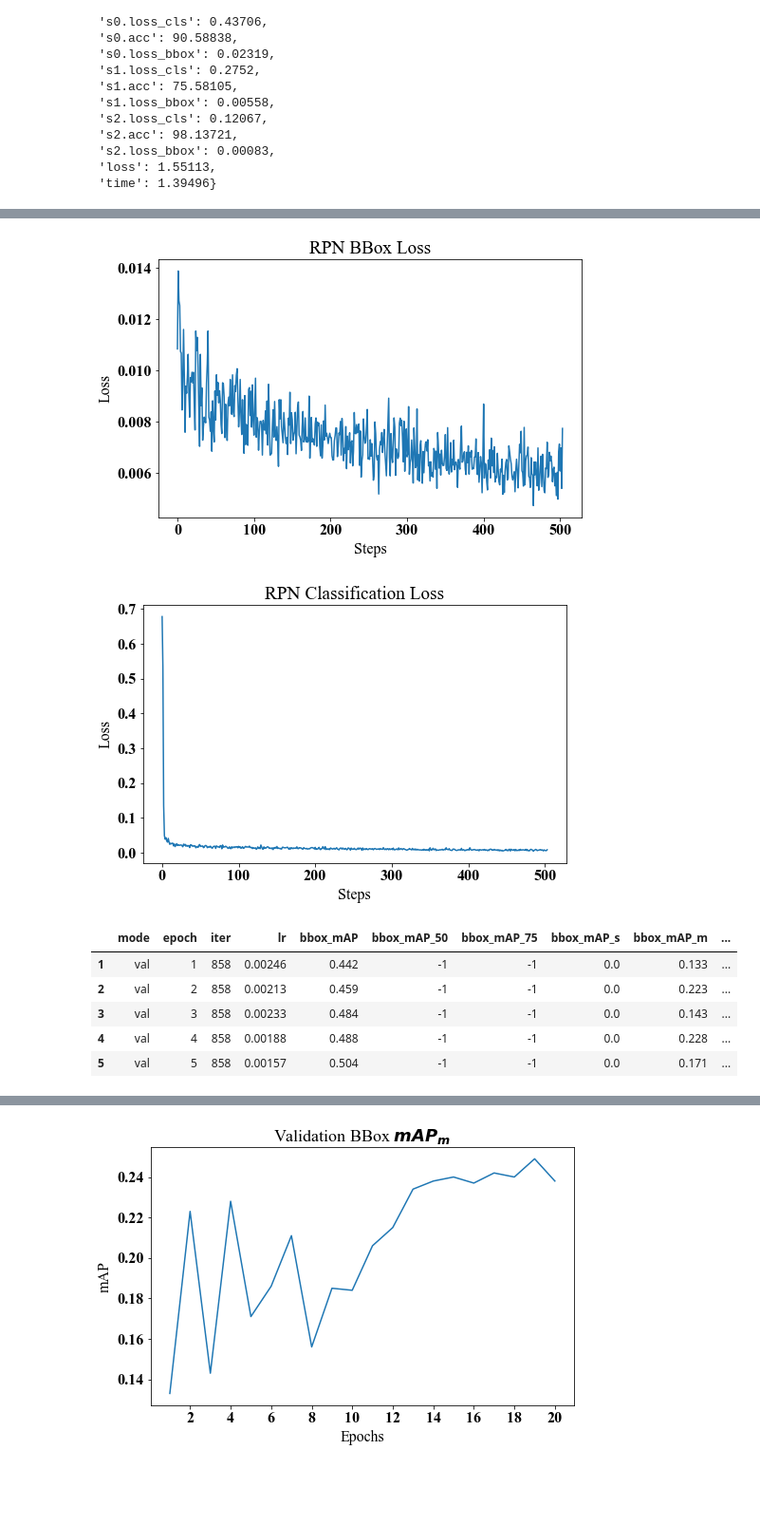
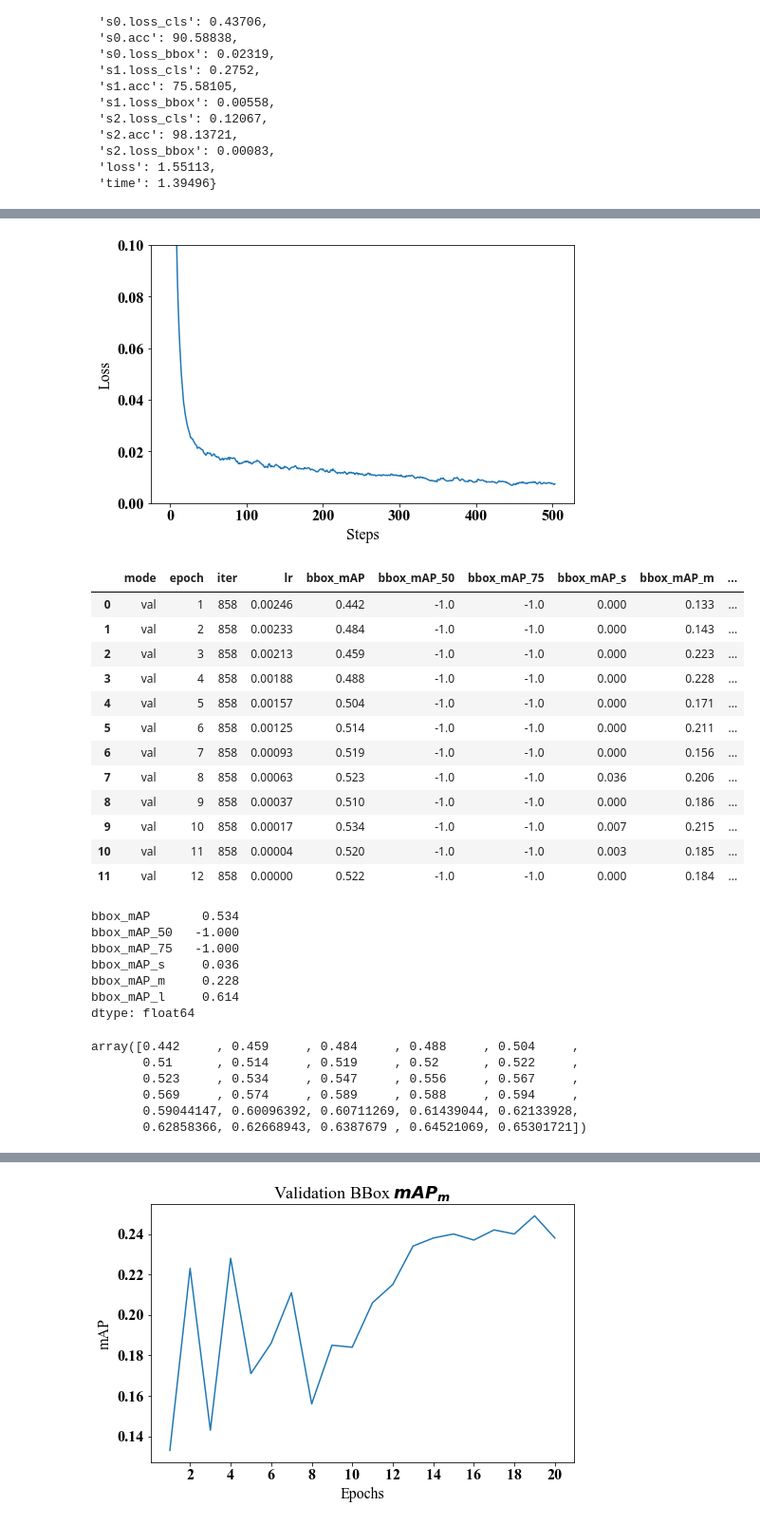
Before and after one commit to arunpandian7/Covid-Radiograhy-Diagnosis-API, a Jupyter notebook: notebooks/cascade-rcnn-detection/training-log-viz.ipynb, the cells around one changed output, grey strips where cells are left out. Shown: that part at 95% size. Saved outputs shown, nothing was run; the diff lists cells and outputs as text; code cells hidden in the pictures; blank space fills up the shorter version.

```diff
--- a/notebooks/cascade-rcnn-detection/training-log-viz.ipynb
+++ b/notebooks/cascade-rcnn-detection/training-log-viz.ipynb
@@ -8,7 +8,7 @@ plt.rcParams["font.weight"] = "bold"
 
 import json
 # %%
-with open("output/None.log.json") as fp:
+with open("D:\\FinalYear-Project\\data-modelling\\output\\cascade-rcnn-detection\\None.log.json") as fp:
     log = json.load(fp)
 # %%
 train_log = [item for item in log if item["mode"] == 'train']
@@ -82,34 +122,42 @@ save_fig(title)
 # %%
-title = "RPN BBox Loss"
+
+title = "RPN Classification Loss"
 plt.figure(figsize=(8, 5))
-plot_metric(train_log, ["loss_rpn_bbox"])
+plot_metric(train_log, ["loss_rpn_cls"], interpolated=True, com_value=6)
 plt.xlabel("Steps")
 plt.ylabel("Loss")
-plt.title(title)
+plt.ylim(0.0, 0.1)
+# plt.title(title)
 save_fig(title)
 # %% [output]
-[figure, old version]
+[figure, new version]
-# %%
-
-title = "RPN Classification Loss"
-plt.figure(figsize=(8, 5))
-plot_metric(train_log, ["loss_rpn_cls"])
-plt.xlabel("Steps")
-plt.ylabel("Loss")
-plt.title(title)
-save_fig(title)
-# %% [output]
-[figure, removed]
 # %%
 val_df = pd.DataFrame(val_log)
 val_df.to_csv("val-log.csv")
 # %%
-val_df.head()
+val_df
 # %% [output]
 |  | mode | epoch | iter | lr | bbox_mAP | bbox_mAP_50 | bbox_mAP_75 | bbox_mAP_s | bbox_mAP_m | ... |
-| 1 | val | 1 | 858 | 0.00246 | 0.442 | -1 | -1 | 0.0 | 0.133 | ... |
-| 2 | val | 2 | 858 | 0.00213 | 0.459 | -1 | -1 | 0.0 | 0.223 | ... |
-| 3 | val | 3 | 858 | 0.00233 | 0.484 | -1 | -1 | 0.0 | 0.143 | ... |
-| 4 | val | 4 | 858 | 0.00188 | 0.488 | -1 | -1 | 0.0 | 0.228 | ... |
-| 5 | val | 5 | 858 | 0.00157 | 0.504 | -1 | -1 | 0.0 | 0.171 | ... |
+| 0 | val | 1 | 858 | 0.00246 | 0.442 | -1.0 | -1.0 | 0.000 | 0.133 | ... |
+| 1 | val | 2 | 858 | 0.00233 | 0.484 | -1.0 | -1.0 | 0.000 | 0.143 | ... |
+| 2 | val | 3 | 858 | 0.00213 | 0.459 | -1.0 | -1.0 | 0.000 | 0.223 | ... |
+| 3 | val | 4 | 858 | 0.00188 | 0.488 | -1.0 | -1.0 | 0.000 | 0.228 | ... |
+| 4 | val | 5 | 858 | 0.00157 | 0.504 | -1.0 | -1.0 | 0.000 | 0.171 | ... |
+| 5 | val | 6 | 858 | 0.00125 | 0.514 | -1.0 | -1.0 | 0.000 | 0.211 | ... |
+| 6 | val | 7 | 858 | 0.00093 | 0.519 | -1.0 | -1.0 | 0.000 | 0.156 | ... |
+| 7 | val | 8 | 858 | 0.00063 | 0.523 | -1.0 | -1.0 | 0.036 | 0.206 | ... |
+| 8 | val | 9 | 858 | 0.00037 | 0.510 | -1.0 | -1.0 | 0.000 | 0.186 | ... |
+| 9 | val | 10 | 858 | 0.00017 | 0.534 | -1.0 | -1.0 | 0.007 | 0.215 | ... |
+| 10 | val | 11 | 858 | 0.00004 | 0.520 | -1.0 | -1.0 | 0.003 | 0.185 | ... |
+| 11 | val | 12 | 858 | 0.00000 | 0.522 | -1.0 | -1.0 | 0.000 | 0.184 | ... |
+# %%
+val_df[['bbox_mAP', "bbox_mAP_50",	"bbox_mAP_75",	"bbox_mAP_s",	"bbox_mAP_m",	"bbox_mAP_l" ]].max()
+# %% [output]
+bbox_mAP       0.534
+bbox_mAP_50   -1.000
+bbox_mAP_75   -1.000
+bbox_mAP_s     0.036
+bbox_mAP_m     0.228
+bbox_mAP_l     0.614
+dtype: float64
 # %%
@@ -121,0 +176,9 @@ def plot_metric(log_df, metrics):
+# %%
+metric_vals.values
+# %% [output]
+array([0.442     , 0.459     , 0.484     , 0.488     , 0.504     ,
+       0.51      , 0.514     , 0.519     , 0.52      , 0.522     ,
+       0.523     , 0.534     , 0.547     , 0.556     , 0.567     ,
+       0.569     , 0.574     , 0.589     , 0.588     , 0.594     ,
+       0.59044147, 0.60096392, 0.60711269, 0.61439044, 0.62133928,
+       0.62858366, 0.62668943, 0.6387679 , 0.64521069, 0.65301721])
```
Also changed, not shown: parts of 14 cells of this notebook, 14 other files.
